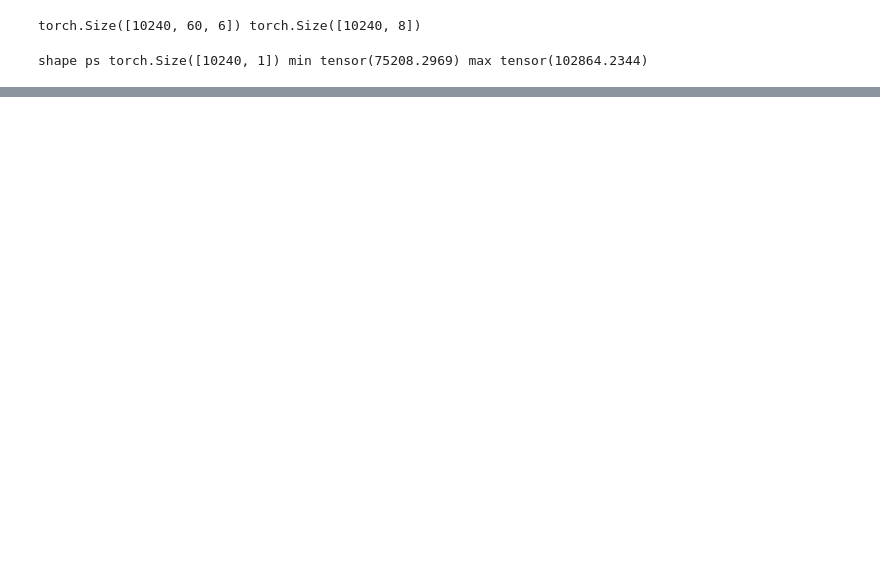
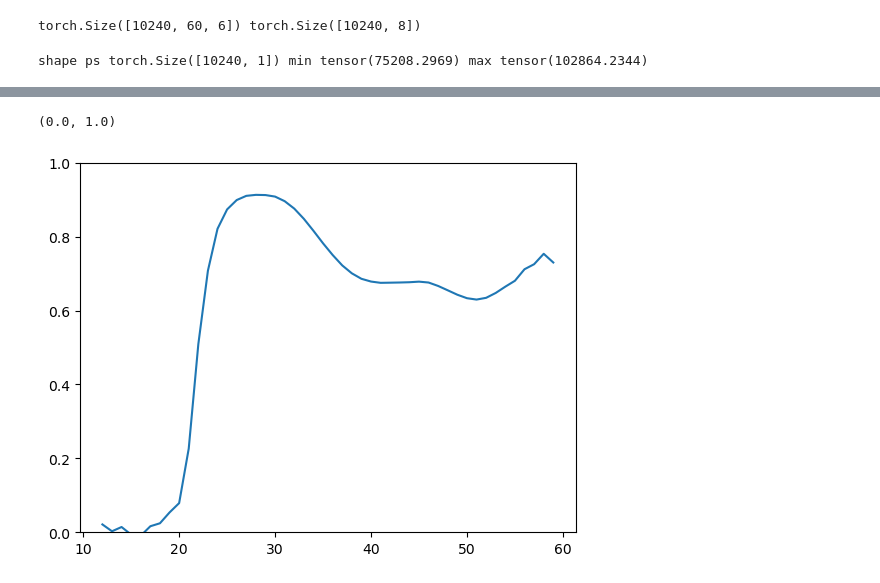
Before and after one commit to peterukk/ClimSim, a Jupyter notebook: demo_notebooks/RNN_training_example.ipynb, the cells around one changed output, grey strips where cells are left out. Saved outputs shown, nothing was run; the diff lists cells and outputs as text; code cells hidden in the pictures; blank space fills up the shorter version.

```diff
--- a/demo_notebooks/RNN_training_example.ipynb
+++ b/demo_notebooks/RNN_training_example.ipynb
@@ -734,0 +1756,6 @@ Epoch 2/2 complete, took 62.00 seconds, autoreg window was 1
+# %%
+plt.plot(np.arange(60),R2[:,1])
+plt.ylim(0,1)
+# %% [output]
+(0.0, 1.0)
+[figure, added]
```
Also changed, not shown: parts of 48 cells of this notebook, 19 other files.
